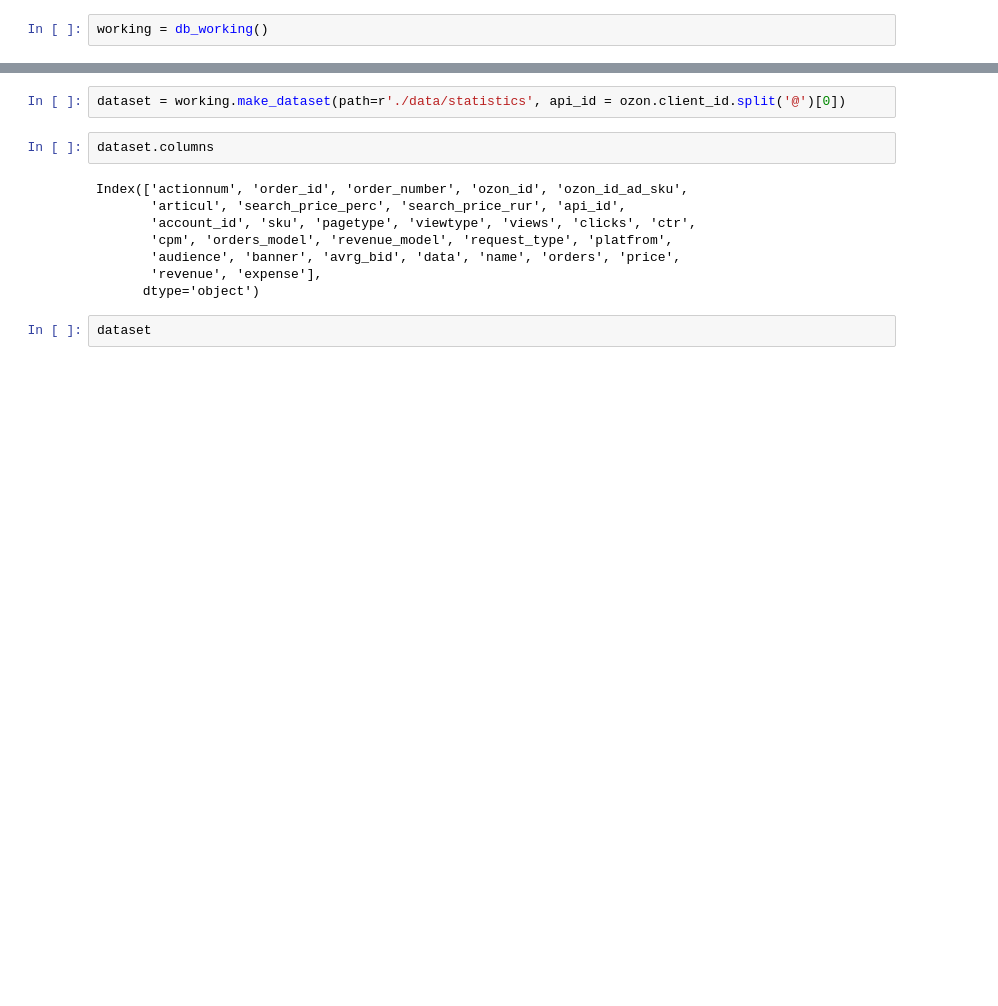
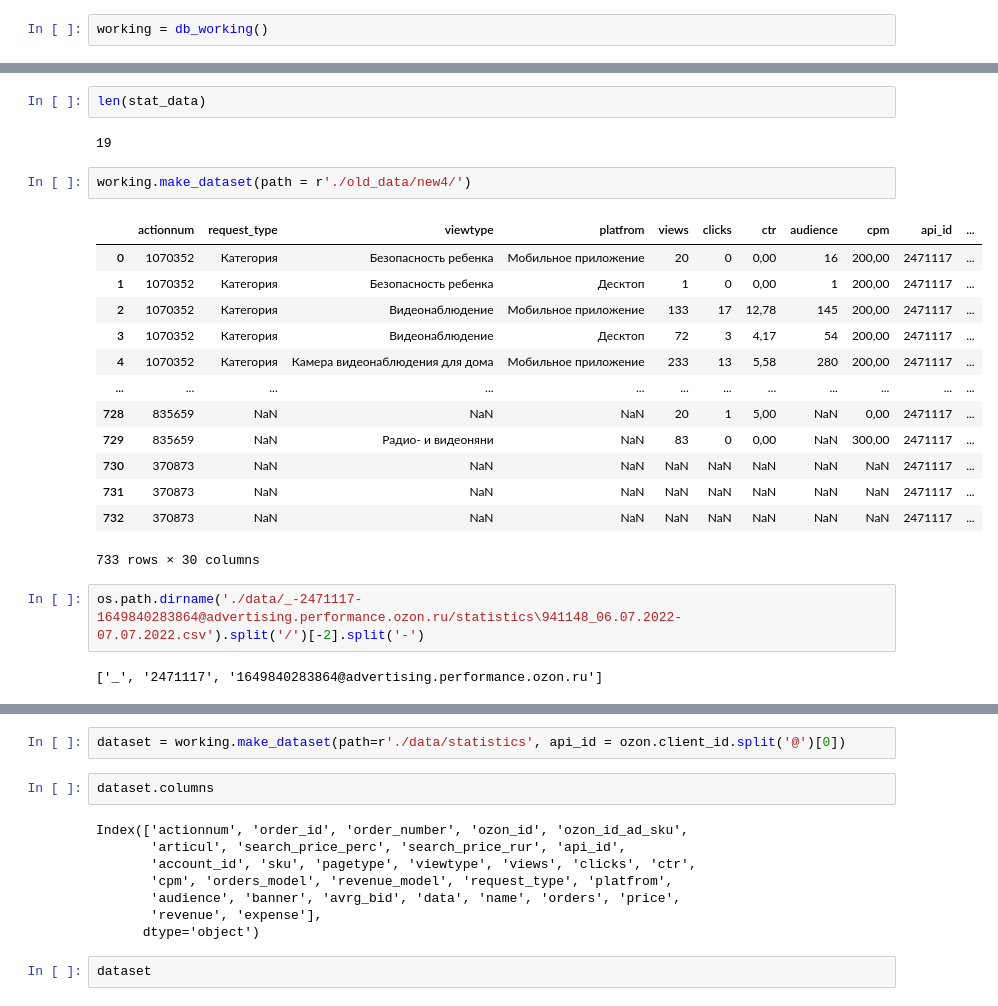
Before and after one commit to FED32/ozon_perf_parser, a Jupyter notebook: Files_processing.ipynb, the cells around one changed output, grey strips where cells are left out. Cells and saved outputs as stored; diff of their text form; blank space fills up the shorter version.

```diff
--- a/Files_processing.ipynb
+++ b/Files_processing.ipynb
@@ -179,0 +280,24 @@ print(ozon.client_id)
+# %%
+len(stat_data)
+# %% [output]
+19
+# %%
+working.make_dataset(path = r'./old_data/new4/')
+# %% [output]
+|  | actionnum | request_type | viewtype | platfrom | views | clicks | ctr | audience | cpm | api_id | ... |
+| 0 | 1070352 | Категория | Безопасность ребенка | Мобильное приложение | 20 | 0 | 0,00 | 16 | 200,00 | 2471117 | ... |
+| 1 | 1070352 | Категория | Безопасность ребенка | Десктоп | 1 | 0 | 0,00 | 1 | 200,00 | 2471117 | ... |
+| 2 | 1070352 | Категория | Видеонаблюдение | Мобильное приложение | 133 | 17 | 12,78 | 145 | 200,00 | 2471117 | ... |
+| 3 | 1070352 | Категория | Видеонаблюдение | Десктоп | 72 | 3 | 4,17 | 54 | 200,00 | 2471117 | ... |
+| 4 | 1070352 | Категория | Камера видеонаблюдения для дома | Мобильное приложение | 233 | 13 | 5,58 | 280 | 200,00 | 2471117 | ... |
+| ... | ... | ... | ... | ... | ... | ... | ... | ... | ... | ... | ... |
+| 728 | 835659 | NaN | NaN | NaN | 20 | 1 | 5,00 | NaN | 0,00 | 2471117 | ... |
+| 729 | 835659 | NaN | Радио- и видеоняни | NaN | 83 | 0 | 0,00 | NaN | 300,00 | 2471117 | ... |
+| 730 | 370873 | NaN | NaN | NaN | NaN | NaN | NaN | NaN | NaN | 2471117 | ... |
+| 731 | 370873 | NaN | NaN | NaN | NaN | NaN | NaN | NaN | NaN | 2471117 | ... |
+| 732 | 370873 | NaN | NaN | NaN | NaN | NaN | NaN | NaN | NaN | 2471117 | ... |
+733 rows × 30 columns
+# %%
+os.path.dirname('./data/_-2471117-1649840283864@advertising.performance.ozon.ru/statistics\941148_06.07.2022-07.07.2022.csv').split('/')[-2].split('-')
+# %% [output]
+['_', '2471117', '1649840283864@advertising.performance.ozon.ru']
```
Also changed, not shown: parts of 24 cells of this notebook.
